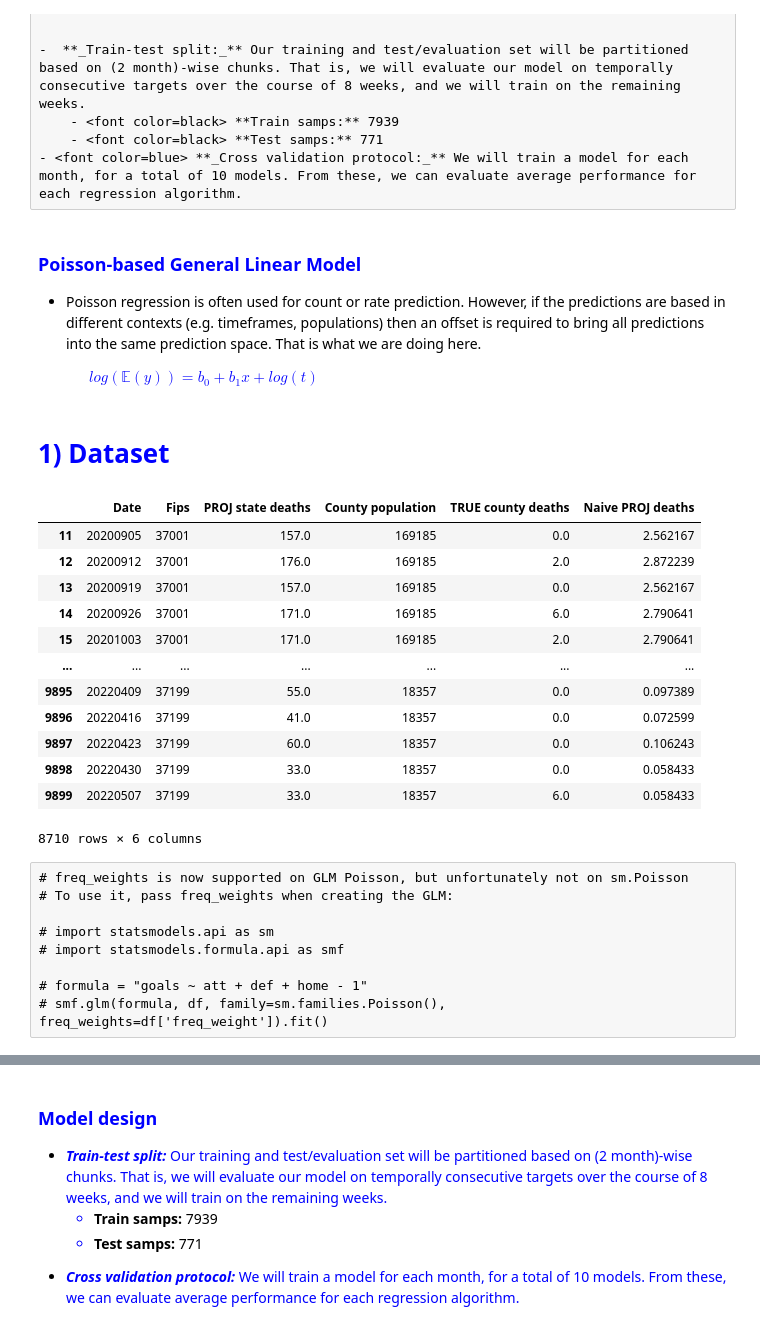
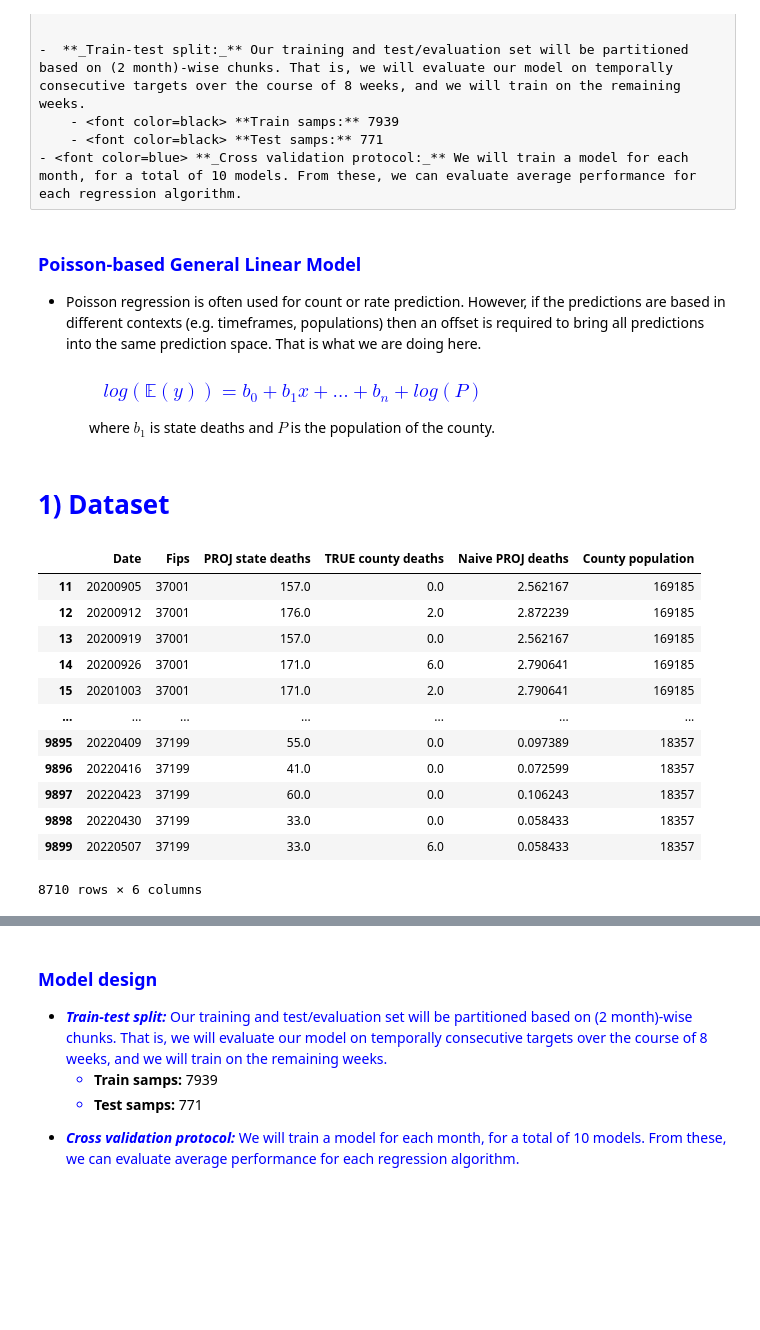
Before and after one commit to katfish666/EpSampling, a Jupyter notebook: notebooks/20241220a_poisson_with_offset.ipynb, the cells around one changed output, grey strips where cells are left out. Drawn from its saved outputs; the diff is of its cells as text; code cells hidden in the pictures; blank space fills up the shorter version.

```diff
--- a/notebooks/20241220a_poisson_with_offset.ipynb
+++ b/notebooks/20241220a_poisson_with_offset.ipynb
@@ -6,6 +6,14 @@ from setup_nb_env import *
 DATA_DIR = '/work/users/k/4/k4thryn/Repos/OLD_EpSampling_Nov2024/data/'
 
 from epsampling.modeling import *
+
+from IPython.display import Audio
+def allDone():
+    display(Audio(filename='../cat_meow2.wav', autoplay=True))
+
+import pandas as pd
+pd.set_option('display.max_rows', 1000)
+pd.set_option('max_colwidth', None)
 # %% [raw]
 Justin notes:
 - For poisson regression ...
@@ -25,9 +33,11 @@ Justin notes:
 
     <font color=blue>
 
-&nbsp; &nbsp; &nbsp; &nbsp; &nbsp; &nbsp; &nbsp; <font color=blue> $ log( \mathbb{E}(y)) = b_0 + b_1 x + log(t) $
-    </font>
-    <br>
+### &nbsp; &nbsp; &nbsp; &nbsp; &nbsp; &nbsp; &nbsp; <font color=blue> $ log( \mathbb{E}(y)) = b_0 + b_1 x + \dots + b_n + log(P) $
+<!--     </font> -->
+<!--     <br> -->
+
+&nbsp; &nbsp; &nbsp; &nbsp; &nbsp; &nbsp; &nbsp; where $b_1$ is state deaths and $P$ is the population of the county.
 # %% [markdown]
 # <font color=blue> 1) Dataset
 # %%
@@ -48,25 +58,26 @@ d = {'Proj_state_inc_deaths':'PROJ state deaths',
 dff.rename(d,axis=1,inplace=True)
 
 Y_COL = 'TRUE county deaths'
-X_COLS = ['PROJ state deaths','County population']
+X_COLS = ['PROJ state deaths'] #,'County population']
+OFFSET_COL = 'County population'
 NAIVE_COL = 'Naive PROJ deaths'
 
 dff.dropna(inplace=True)
 df = dff[dff[Y_COL] >= 0]
 # %%
-df = get_model_df(df, X_COLS, Y_COL, NAIVE_COL)
+df = get_model_df(df, X_COLS, Y_COL, NAIVE_COL, OFFSET_COL)
 display(df)
 # %% [output]
-|  | Date | Fips | PROJ state deaths | County population | TRUE county deaths | Naive PROJ deaths |
-| 11 | 20200905 | 37001 | 157.0 | 169185 | 0.0 | 2.562167 |
-| 12 | 20200912 | 37001 | 176.0 | 169185 | 2.0 | 2.872239 |
-| 13 | 20200919 | 37001 | 157.0 | 169185 | 0.0 | 2.562167 |
-| 14 | 20200926 | 37001 | 171.0 | 169185 | 6.0 | 2.790641 |
-| 15 | 20201003 | 37001 | 171.0 | 169185 | 2.0 | 2.790641 |
+|  | Date | Fips | PROJ state deaths | TRUE county deaths | Naive PROJ deaths | County population |
+| 11 | 20200905 | 37001 | 157.0 | 0.0 | 2.562167 | 169185 |
+| 12 | 20200912 | 37001 | 176.0 | 2.0 | 2.872239 | 169185 |
+| 13 | 20200919 | 37001 | 157.0 | 0.0 | 2.562167 | 169185 |
+| 14 | 20200926 | 37001 | 171.0 | 6.0 | 2.790641 | 169185 |
+| 15 | 20201003 | 37001 | 171.0 | 2.0 | 2.790641 | 169185 |
 | ... | ... | ... | ... | ... | ... | ... |
-| 9895 | 20220409 | 37199 | 55.0 | 18357 | 0.0 | 0.097389 |
-| 9896 | 20220416 | 37199 | 41.0 | 18357 | 0.0 | 0.072599 |
-| 9897 | 20220423 | 37199 | 60.0 | 18357 | 0.0 | 0.106243 |
-| 9898 | 20220430 | 37199 | 33.0 | 18357 | 0.0 | 0.058433 |
-| 9899 | 20220507 | 37199 | 33.0 | 18357 | 6.0 | 0.058433 |
+| 9895 | 20220409 | 37199 | 55.0 | 0.0 | 0.097389 | 18357 |
+| 9896 | 20220416 | 37199 | 41.0 | 0.0 | 0.072599 | 18357 |
+| 9897 | 20220423 | 37199 | 60.0 | 0.0 | 0.106243 | 18357 |
+| 9898 | 20220430 | 37199 | 33.0 | 0.0 | 0.058433 | 18357 |
+| 9899 | 20220507 | 37199 | 33.0 | 6.0 | 0.058433 | 18357 |
 8710 rows × 6 columns
@@ -77,9 +83,0 @@ display(df)
-# %% [raw]
-# freq_weights is now supported on GLM Poisson, but unfortunately not on sm.Poisson
-# To use it, pass freq_weights when creating the GLM:
-
-# import statsmodels.api as sm
-# import statsmodels.formula.api as smf
-
-# formula = "goals ~ att + def + home - 1"
-# smf.glm(formula, df, family=sm.families.Poisson(), freq_weights=df['freq_weight']).fit()
```
Also changed, not shown: parts of 21 cells of this notebook, 3 other files.
